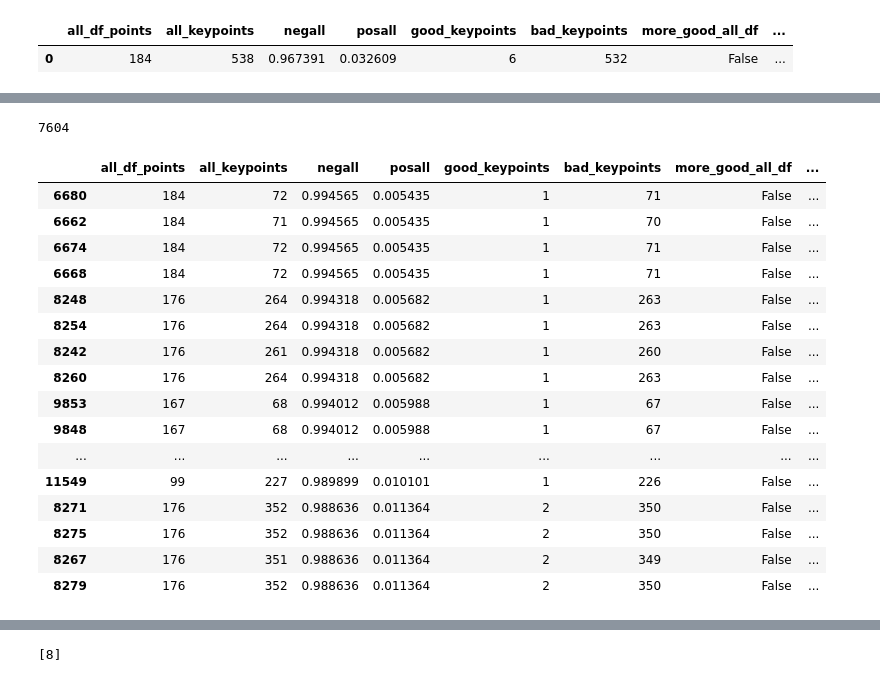
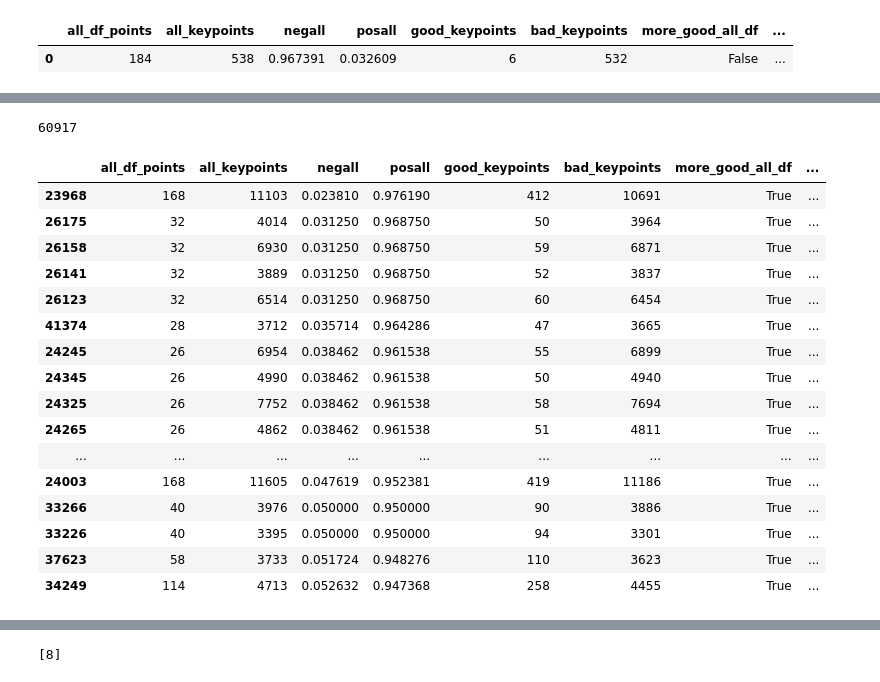
Before and after one commit to BlonskiP/local-features-segmentation, a Jupyter notebook: notebooks/sift optim.ipynb, the cells around one changed output, grey strips where cells are left out. Saved outputs shown, nothing was run; the diff lists cells and outputs as text; code cells hidden in the pictures.

```diff
--- a/notebooks/sift optim.ipynb
+++ b/notebooks/sift optim.ipynb
@@ -160,3 +162,5 @@ final_res=pd.read_csv('final_fin.csv')
+# %%
+final_res=pd.read_csv('final_fin_size.csv')
 # %%
 final_res
 # %% [output]
@@ -219,25 +205,25 @@ final_res.groupby(sift_params,as_index=False).mean().sort_values(by=["posall"],a
 # %%
 len(final_res)
 # %% [output]
-7604
+60917
 # %%
-final_res.sort_values(by=["posall"],ascending=True).head(20)
+final_res.sort_values(by=["posall"],ascending=False).head(20)
 # %% [output]
 |  | all_df_points | all_keypoints | negall | posall | good_keypoints | bad_keypoints | more_good_all_df | ... |
-| 6680 | 184 | 72 | 0.994565 | 0.005435 | 1 | 71 | False | ... |
-| 6662 | 184 | 71 | 0.994565 | 0.005435 | 1 | 70 | False | ... |
-| 6674 | 184 | 72 | 0.994565 | 0.005435 | 1 | 71 | False | ... |
-| 6668 | 184 | 72 | 0.994565 | 0.005435 | 1 | 71 | False | ... |
-| 8248 | 176 | 264 | 0.994318 | 0.005682 | 1 | 263 | False | ... |
-| 8254 | 176 | 264 | 0.994318 | 0.005682 | 1 | 263 | False | ... |
-| 8242 | 176 | 261 | 0.994318 | 0.005682 | 1 | 260 | False | ... |
-| 8260 | 176 | 264 | 0.994318 | 0.005682 | 1 | 263 | False | ... |
-| 9853 | 167 | 68 | 0.994012 | 0.005988 | 1 | 67 | False | ... |
-| 9848 | 167 | 68 | 0.994012 | 0.005988 | 1 | 67 | False | ... |
+| 23968 | 168 | 11103 | 0.023810 | 0.976190 | 412 | 10691 | True | ... |
+| 26175 | 32 | 4014 | 0.031250 | 0.968750 | 50 | 3964 | True | ... |
+| 26158 | 32 | 6930 | 0.031250 | 0.968750 | 59 | 6871 | True | ... |
+| 26141 | 32 | 3889 | 0.031250 | 0.968750 | 52 | 3837 | True | ... |
+| 26123 | 32 | 6514 | 0.031250 | 0.968750 | 60 | 6454 | True | ... |
+| 41374 | 28 | 3712 | 0.035714 | 0.964286 | 47 | 3665 | True | ... |
+| 24245 | 26 | 6954 | 0.038462 | 0.961538 | 55 | 6899 | True | ... |
+| 24345 | 26 | 4990 | 0.038462 | 0.961538 | 50 | 4940 | True | ... |
+| 24325 | 26 | 7752 | 0.038462 | 0.961538 | 58 | 7694 | True | ... |
+| 24265 | 26 | 4862 | 0.038462 | 0.961538 | 51 | 4811 | True | ... |
 | ... | ... | ... | ... | ... | ... | ... | ... | ... |
-| 11549 | 99 | 227 | 0.989899 | 0.010101 | 1 | 226 | False | ... |
-| 8271 | 176 | 352 | 0.988636 | 0.011364 | 2 | 350 | False | ... |
-| 8275 | 176 | 352 | 0.988636 | 0.011364 | 2 | 350 | False | ... |
-| 8267 | 176 | 351 | 0.988636 | 0.011364 | 2 | 349 | False | ... |
-| 8279 | 176 | 352 | 0.988636 | 0.011364 | 2 | 350 | False | ... |
+| 24003 | 168 | 11605 | 0.047619 | 0.952381 | 419 | 11186 | True | ... |
+| 33266 | 40 | 3976 | 0.050000 | 0.950000 | 90 | 3886 | True | ... |
+| 33226 | 40 | 3395 | 0.050000 | 0.950000 | 94 | 3301 | True | ... |
+| 37623 | 58 | 3733 | 0.051724 | 0.948276 | 110 | 3623 | True | ... |
+| 34249 | 114 | 4713 | 0.052632 | 0.947368 | 258 | 4455 | True | ... |
 # %%
```
Also changed, not shown: parts of 16 cells of this notebook, 32 other files.
